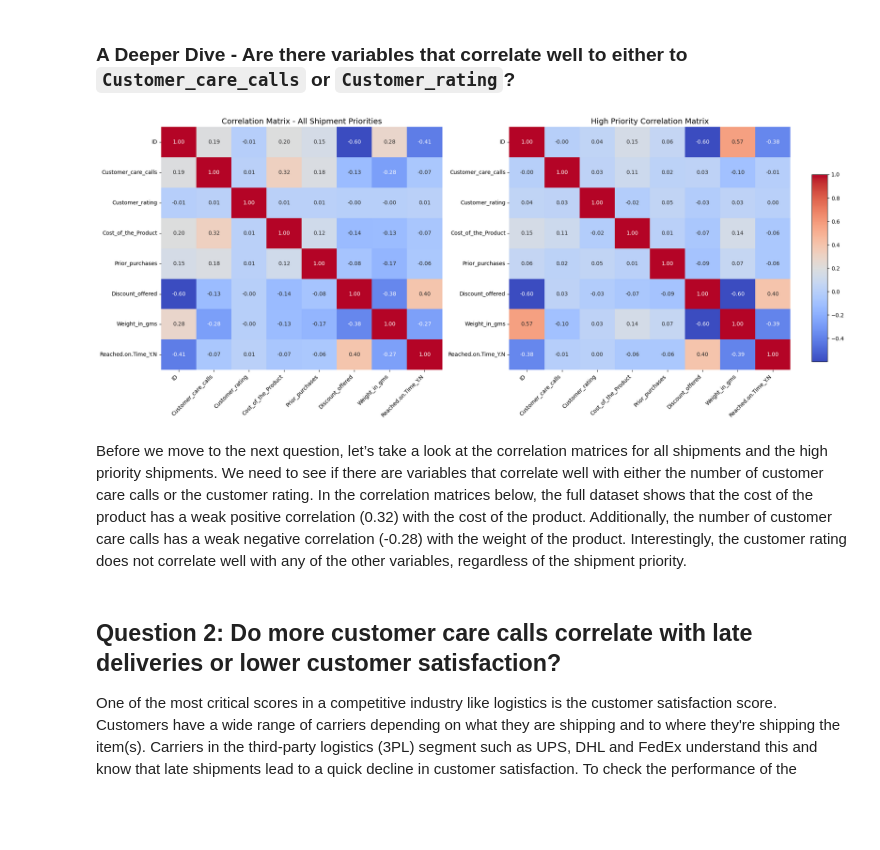
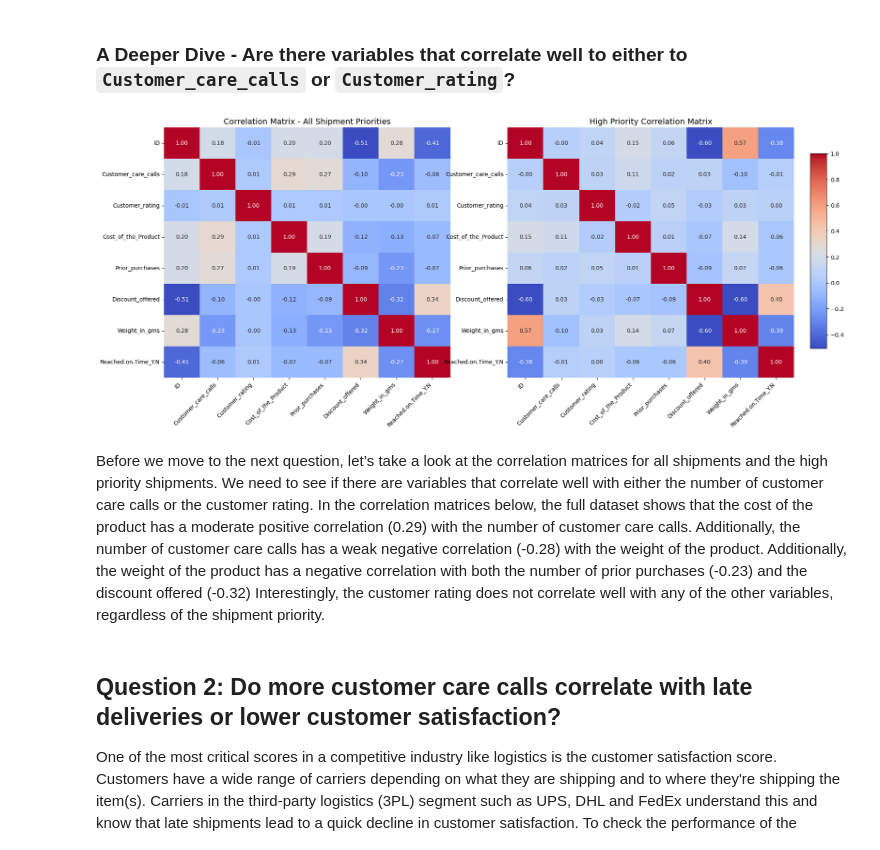
Before and after one commit to deodice/portfolio, a Jupyter notebook: e-commerce-shipping-analysis.ipynb, the cells around one changed output. Saved outputs shown, nothing was run; the diff lists cells and outputs as text; code cells hidden in the pictures; blank space fills up the shorter version.

Commit message:
Kaggle Notebook | E-Commerce Shipping Analysis | Full Analysis

```diff
--- a/e-commerce-shipping-analysis.ipynb
+++ b/e-commerce-shipping-analysis.ipynb
@@ -56,0 +74,10 @@ df.head(5)
+# %%
+import pandas as pd
+
+# Load the actual CSV file (the main file in this dataset is Train.csv)
+csv_path = os.path.join(path, "Train.csv")  # or whatever the exact filename is
+
+df = pd.read_csv(csv_path)
+
+# Inspect the first few rows
+df.head(5)
@@ -318,7 +392,7 @@ The average customer service rating for the 10,999 shipments in our dataset was
 ### A Deeper Dive - Are there variables that correlate well to either to `Customer_care_calls` or `Customer_rating`?
 # %%
 # --- 1. Prepare Data ---
-q1_corr_matrix = df.corr(numeric_only=True)
+q1_corr_matrix = df.corr(method = 'spearman',numeric_only=True)
 important = df[df["Product_importance"] == "high"]
 high_priority_corr_matrix = important.corr(numeric_only=True)
 
@@ -333,39 +407,36 @@ heatmap1 = sns.heatmap(
     fmt=".2f",
     ax=axes[0],
     cbar=False
 )
 axes[0].set_title("Correlation Matrix - All Shipment Priorities", fontsize=14)
 axes[0].set_xticklabels(axes[0].get_xticklabels(), rotation=45, ha='right')
 axes[0].tick_params(axis='y', rotation=0)
 
 # --- 4. Plot 2: High Priority Correlation Matrix (Right) ---
 heatmap2 = sns.heatmap(
     high_priority_corr_matrix,
     annot=True,
     cmap='coolwarm',
     fmt=".2f",
     ax=axes[1],
     cbar=False
 )
 axes[1].set_title("High Priority Correlation Matrix", fontsize=14)
 axes[1].set_xticklabels(axes[1].get_xticklabels(), rotation=45, ha='right')
 axes[1].tick_params(axis='y', rotation=0)
 
 # --- 5. Add a Shared Colorbar ---
 cbar_ax = fig.add_axes([0.92, 0.2, 0.02, 0.6])
 
 # Link the colorbar to the first heatmap
 fig.colorbar(heatmap1.collections[0], cax=cbar_ax)
 
-# --- 6. Final Adjustments ---
-plt.tight_layout(rect=[0, 0, 0.9, 1])
-
 # Display the side-by-side plot
 plt.show()
 # %% [output]
-[figure, old version]
+[figure, new version]
 # %% [markdown]
-Before we move to the next question, let’s take a look at the correlation matrices for all shipments and the high priority shipments. We need to see if there are variables that correlate well with either the number of customer care calls or the customer rating. In the correlation matrices below, the full dataset shows that the cost of the product has a weak positive correlation (0.32) with the cost of the product. Additionally, the number of customer care calls has a weak negative correlation (-0.28) with the weight of the product. Interestingly, the customer rating does not correlate well with any of the other variables, regardless of the shipment priority.
+Before we move to the next question, let’s take a look at the correlation matrices for all shipments and the high priority shipments. We need to see if there are variables that correlate well with either the number of customer care calls or the customer rating. In the correlation matrices below, the full dataset shows that the cost of the product has a moderate positive correlation (0.29) with the number of customer care calls. Additionally, the number of customer care calls has a weak negative correlation (-0.28) with the weight of the product. Additionally, the weight of the product has a negative correlation with both the number of prior purchases (-0.23) and the discount offered (-0.32) Interestingly, the customer rating does not correlate well with any of the other variables, regardless of the shipment priority.
 # %% [markdown]
 ## Question 2: Do more customer care calls correlate with late deliveries or lower customer satisfaction?
 
```
Also changed, not shown: parts of 32 cells of this notebook.
